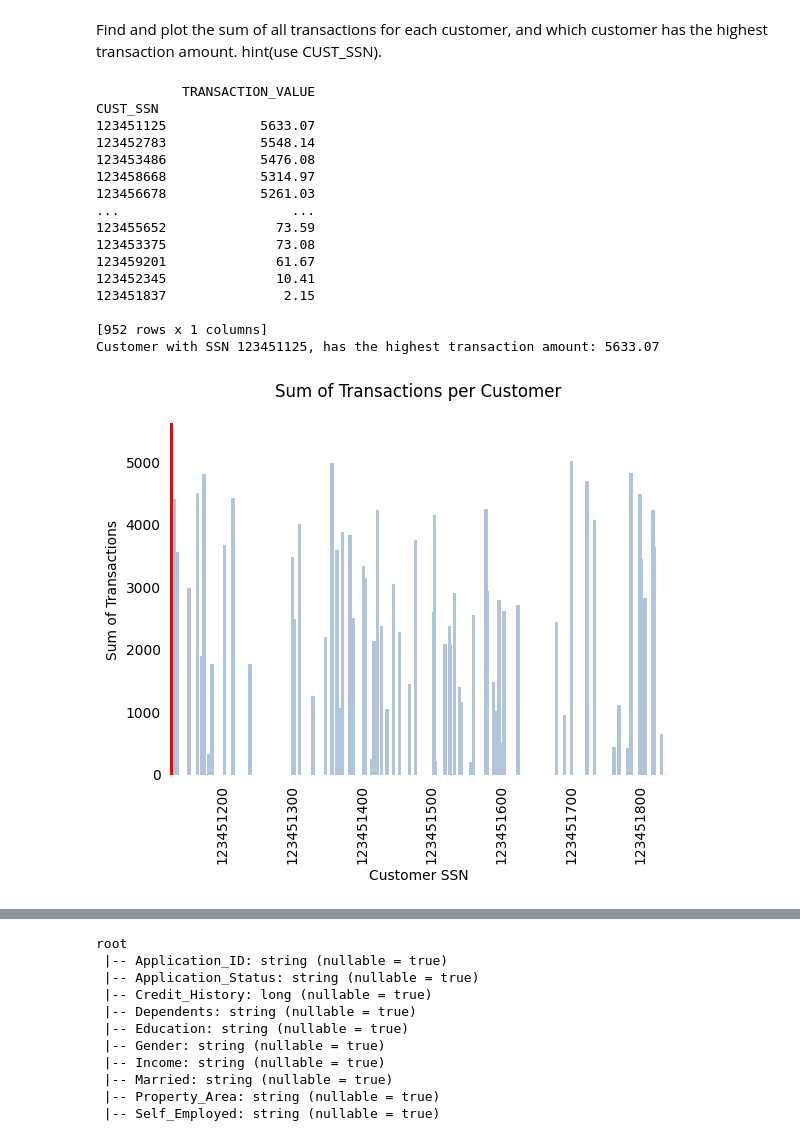
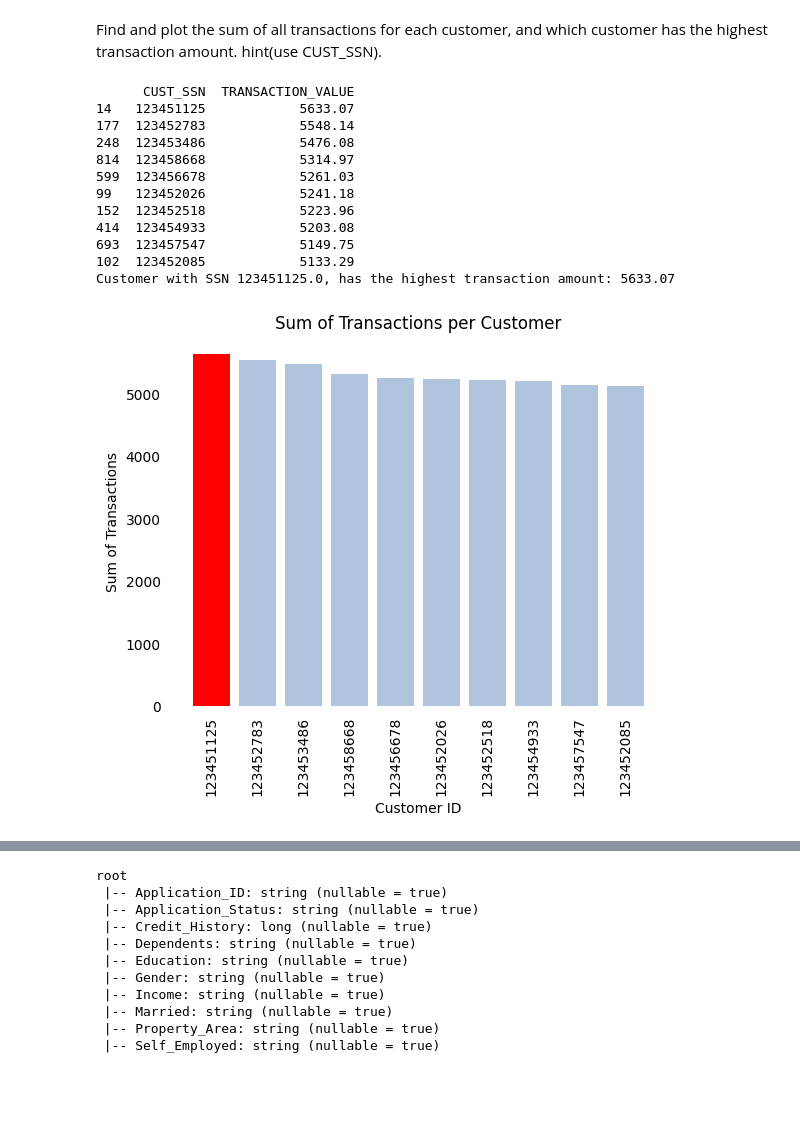
Before and after one commit to MayaCampbell/Data-Transformation-and-Python-Based-User-Menu-Developement-Project, a Jupyter notebook: credit_card.ipynb, the cells around one changed output, grey strips where cells are left out. Saved outputs shown, nothing was run; the diff lists cells and outputs as text; code cells hidden in the pictures; blank space fills up the shorter version.

Commit message:
editing total transactions per customer graph

```diff
--- a/credit_card.ipynb
+++ b/credit_card.ipynb
@@ -812,65 +786,60 @@ Find and plot the sum of all transactions for each customer, and which customer
 # %%
 def total_transactions_per_customer():
     #grouping by ssn and suming all transactions
     transaction_sum=df_credit.groupby('CUST_SSN')['TRANSACTION_VALUE'].sum().reset_index()
     #set ssn to index
-    transaction_sum=transaction_sum.set_index('CUST_SSN')
+    #transaction_sum=transaction_sum.set_index('CUST_SSN')
     #sort my transaction values descending
     transaction_sum= transaction_sum.sort_values('TRANSACTION_VALUE', ascending=False)
-    print(transaction_sum)
+    #print(transaction_sum)
+    #top 10 customers
+    top_10=transaction_sum.head(10)
+    print(top_10)
     #get index of highest treansaction sum
     highest_transaction= transaction_sum.iloc[0]
     #convert it to an integer
-    highest_transaction= int(highest_transaction)
+    highest_customer= highest_transaction['CUST_SSN']
     #highlight branch with the highest transaction sum
     colors=[]
-    for b in transaction_sum['TRANSACTION_VALUE']:
-        if transaction_sum.iloc[0]['TRANSACTION_VALUE'] ==b :
+    for id in top_10.index:
+        if id == top_10.index[0]:
             colors.append('red')
         else:
             colors.append('lightsteelblue')
-    #change widths
-    widths=[]
-    for w in transaction_sum['TRANSACTION_VALUE']:
-        if transaction_sum.iloc[0]['TRANSACTION_VALUE'] == w:
-            widths.append(8.0)
-        else:
-            widths.append(5.0)
 
-    print(f"Customer with SSN {123451125}, has the highest transaction amount: {transaction_sum.iloc[0]['TRANSACTION_VALUE']:.2f}")
+    print(f"Customer with SSN {highest_customer}, has the highest transaction amount: {transaction_sum.iloc[0]['TRANSACTION_VALUE']:.2f}")
 
     ax=plt.gca()#get axis
     ax.set_frame_on(False)#turn off spines
 
-    plt.bar(transaction_sum.index, transaction_sum['TRANSACTION_VALUE'], color=colors, width=widths)
+    plt.bar(range(len(top_10)), top_10['TRANSACTION_VALUE'], color=colors)
 
-    plt.xticks(rotation=90)
+    plt.xticks(range(len(top_10)), top_10['CUST_SSN'], rotation=90)
     plt.tick_params(bottom = False, left= False) #turn of tick marks
-    plt.ticklabel_format(useOffset=False, style='plain') #turns off scientific notation
-    plt.subplot().set_xlim([123451125, 123451837])
-    plt.xlabel('Customer SSN')
+    plt.ticklabel_format(axis='y', useOffset=False, style='plain') #turns off scientific notation
+    #plt.xticks([123451125, 123452783, 123453486, 123458668, 123456678, 123452026, 123452518, 123454933, 123457547, 123452085])
+    #plt.xlim([123451125, 123458668])
+    plt.xlabel('Customer ID')
     plt.ylabel('Sum of Transactions')
     plt.title('Sum of Transactions per Customer')
+
+    #plt.axvline(x=highest_customer, color='red')
     plt.show()
 total_transactions_per_customer()
 # %% [output]
-           TRANSACTION_VALUE
-CUST_SSN
-123451125            5633.07
-123452783            5548.14
-123453486            5476.08
-123458668            5314.97
-123456678            5261.03
-...                      ...
-123455652              73.59
-123453375              73.08
-123459201              61.67
-123452345              10.41
-123451837               2.15
-
-[952 rows x 1 columns]
-Customer with SSN 123451125, has the highest transaction amount: 5633.07
+      CUST_SSN  TRANSACTION_VALUE
+14   123451125            5633.07
+177  123452783            5548.14
+248  123453486            5476.08
+814  123458668            5314.97
+599  123456678            5261.03
+99   123452026            5241.18
+152  123452518            5223.96
+414  123454933            5203.08
+693  123457547            5149.75
+102  123452085            5133.29
+Customer with SSN 123451125.0, has the highest transaction amount: 5633.07
-[figure, old version]
+[figure, new version]
 # %%
 import requests
 import json
```
Also changed, not shown: parts of 9 cells of this notebook, 1 other file.
